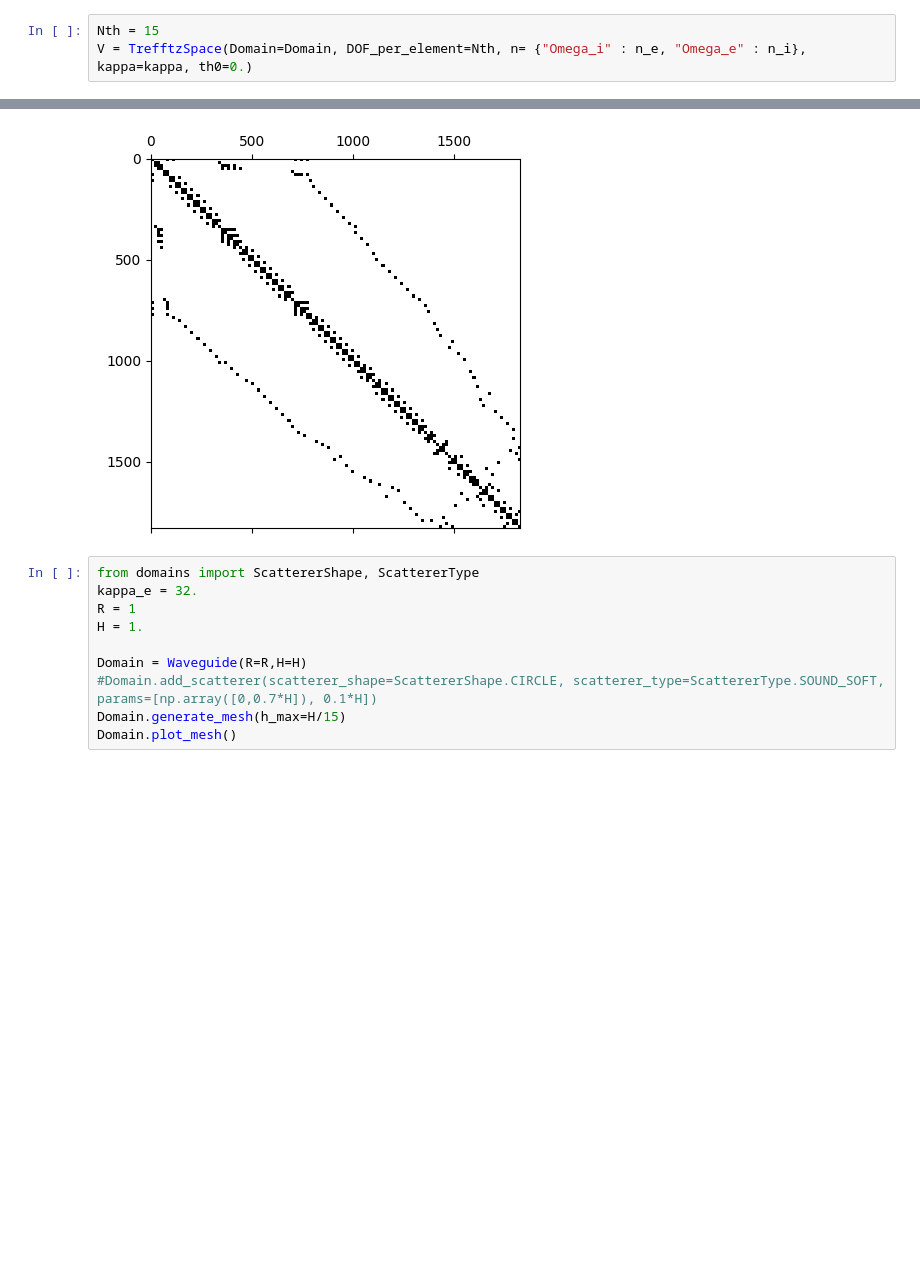
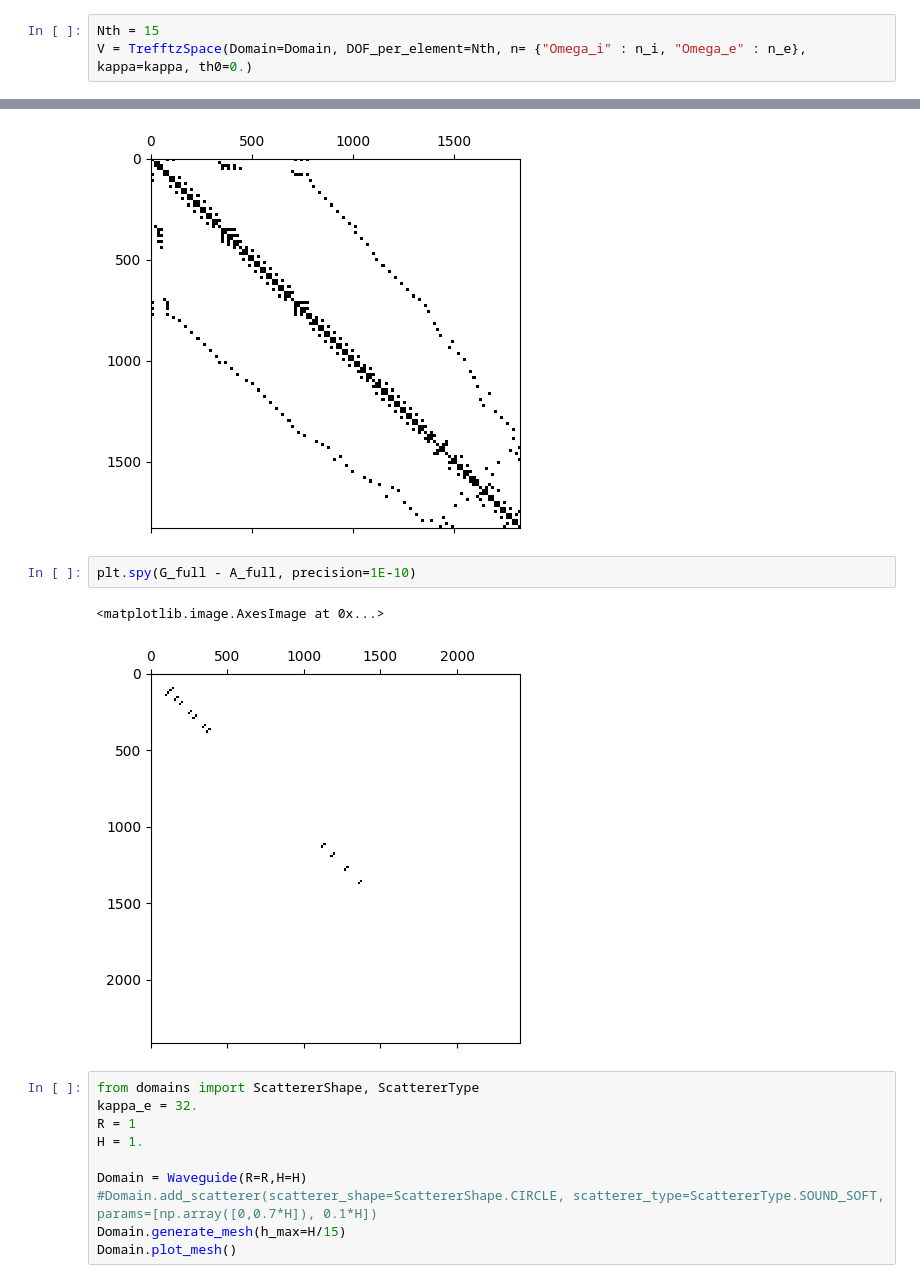
Before and after one commit to MPenaR/UWVFTrefftz, a Jupyter notebook: src/test_blocks.ipynb, the cells around one changed output, grey strips where cells are left out. Drawn from its saved outputs; the diff is of its cells as text; blank space fills up the shorter version.

```diff
--- a/src/test_blocks.ipynb
+++ b/src/test_blocks.ipynb
@@ -21,6 +21,6 @@ Domain.plot_mesh()
 # %%
 Nth = 15
-V = TrefftzSpace(Domain=Domain, DOF_per_element=Nth, n= {"Omega_i" : n_e, "Omega_e" : n_i}, kappa=kappa, th0=0.)
+V = TrefftzSpace(Domain=Domain, DOF_per_element=Nth, n= {"Omega_i" : n_i, "Omega_e" : n_e}, kappa=kappa, th0=0.)
 # %%
 N_DtN = 15
 G = Assemble_blockMatrix(V, Edges=Domain.Edges, H=H, k=kappa, N_p=Nth, a = 1/2, b = 1/2, d_1=1/2, d_2=1/2, N_DtN=N_DtN, th_0=0)
@@ -42,6 +42,11 @@ plt.spy(G_full)
 # %% [output]
 <matplotlib.image.AxesImage at 0x...>
 [figure]
+# %%
+plt.spy(G_full - A_full, precision=1E-10)
+# %% [output]
+<matplotlib.image.AxesImage at 0x...>
+[figure, added]
 # %%
 from domains import ScattererShape, ScattererType
 kappa_e = 32.
```
Also changed, not shown: parts of 2 cells of this notebook, 1 other file.
